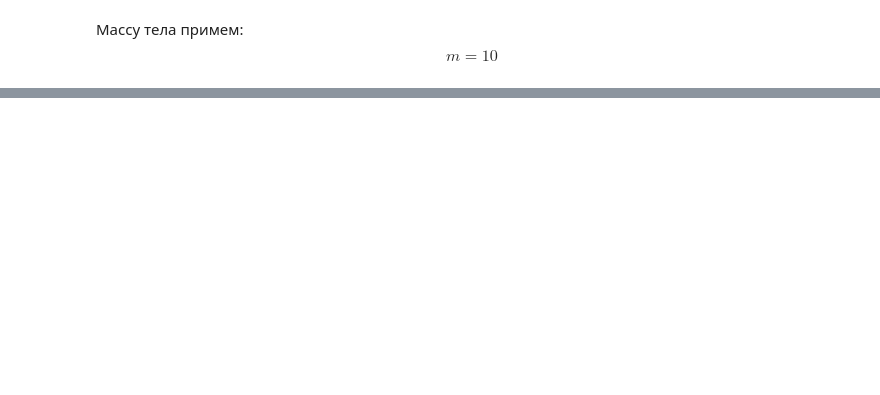
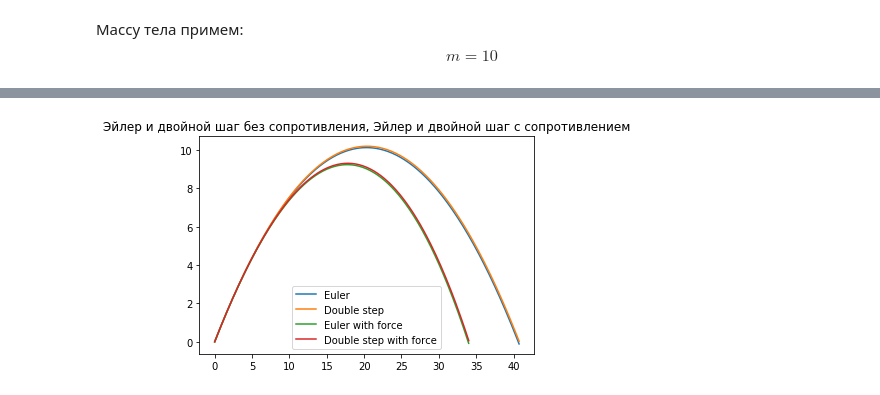
Before and after one commit to axreldable/mat_mod_hw, a Jupyter notebook: teloPodUglom.ipynb, the cells around one changed output, grey strips where cells are left out. Drawn from its saved outputs; the diff is of its cells as text; code cells hidden in the pictures; blank space fills up the shorter version.

```diff
--- a/teloPodUglom.ipynb
+++ b/teloPodUglom.ipynb
@@ -190,0 +275,10 @@ plt.show()
+# %%
+plt.plot(x, y, label='Euler')
+plt.plot(x1, y1, label='Double step')
+plt.plot(x2, y2, label='Euler with force')
+plt.plot(x3, y3, label='Double step with force')
+plt.title("Эйлер и двойной шаг без сопротивления, Эйлер и двойной шаг с сопротивлением")
+plt.legend()
+plt.show()
+# %% [output]
+[figure, added]
```
Also changed, not shown: parts of 43 cells of this notebook.
